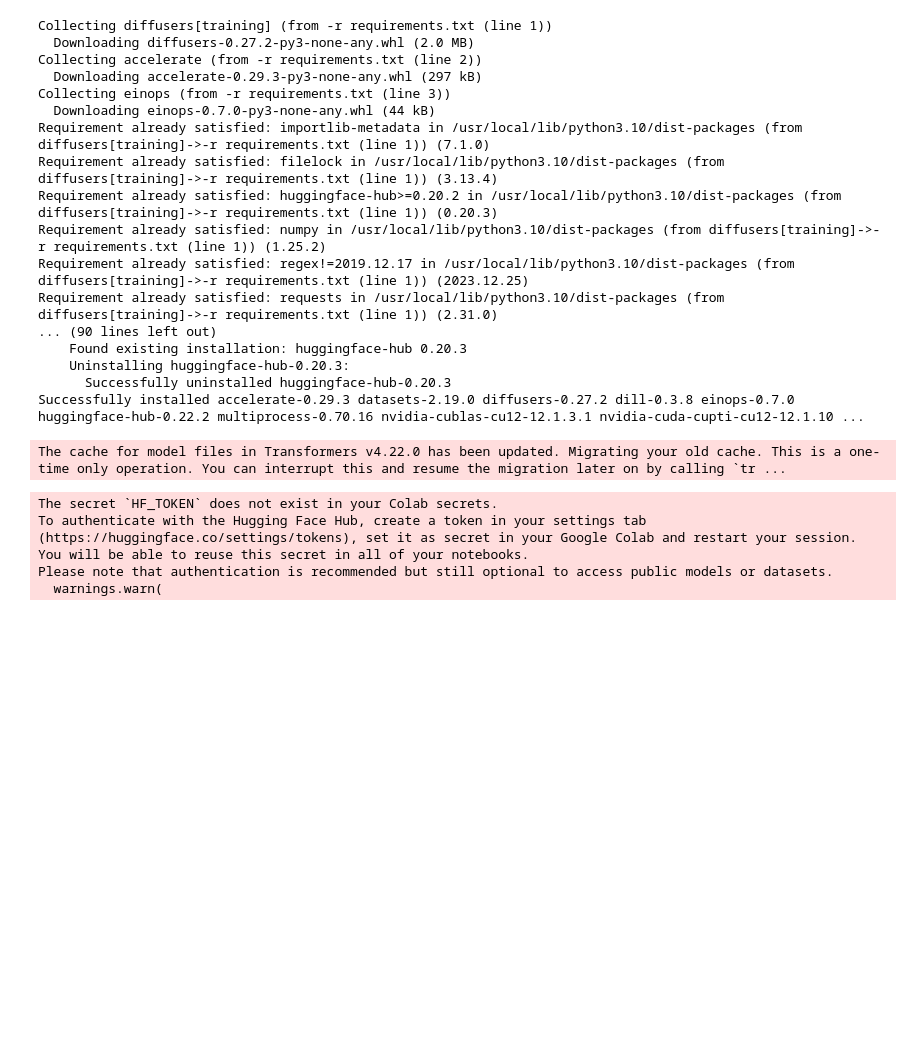
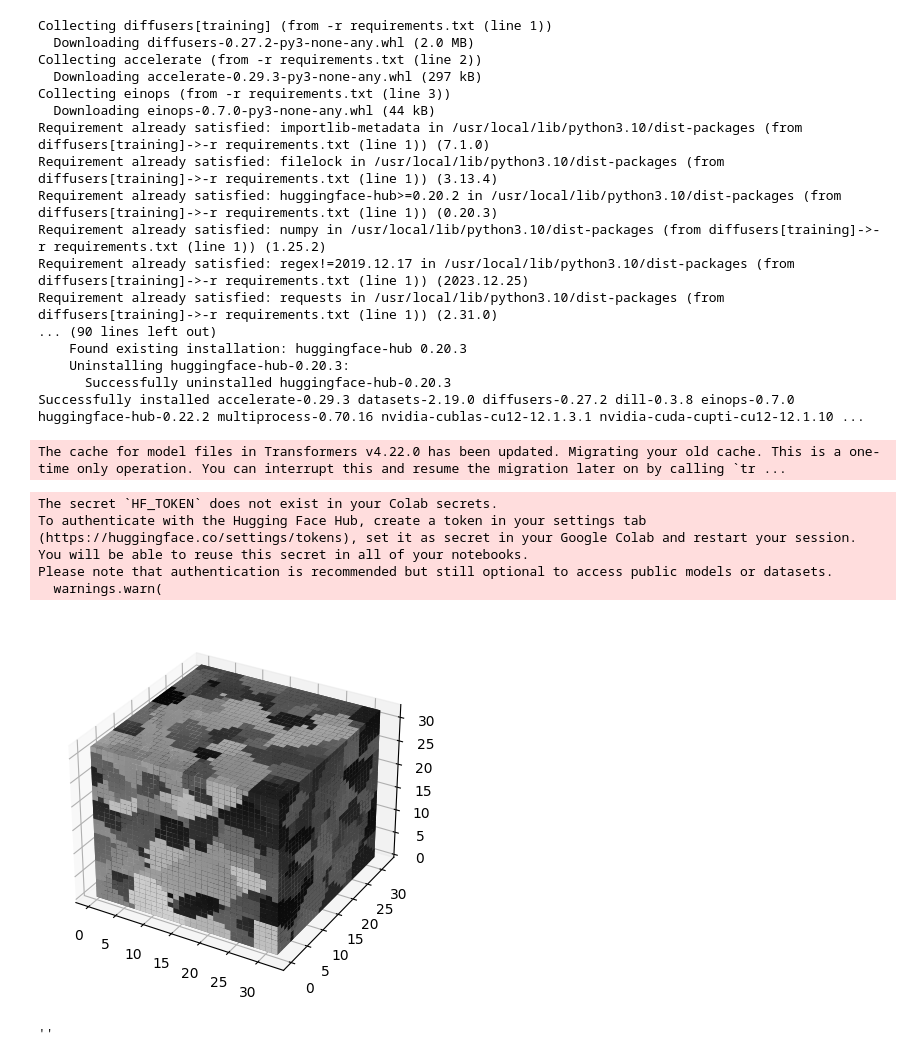
Before and after one commit to ITConctructor/structure_generation, a Jupyter notebook: inference.ipynb, the cells around one changed output. Drawn from its saved outputs; the diff is of its cells as text; code cells hidden in the pictures; blank space fills up the shorter version.

```diff
--- a/inference.ipynb
+++ b/inference.ipynb
@@ -58,5 +59,8 @@ You will be able to reuse this secret in all of your notebooks.
 Please note that authentication is recommended but still optional to access public models or datasets.
   warnings.warn(
 # %%
-noise = {"noise":torch.randn(4, 1, 32, 32, 32).to("cuda")}
+noise = {"noise":torch.randn(1, 1, 32, 32, 32).to("cuda")}
 model.show_outputs(noise)
+# %% [output]
+[figure, added]
+''
```
Also changed, not shown: parts of 1 cell of this notebook.
